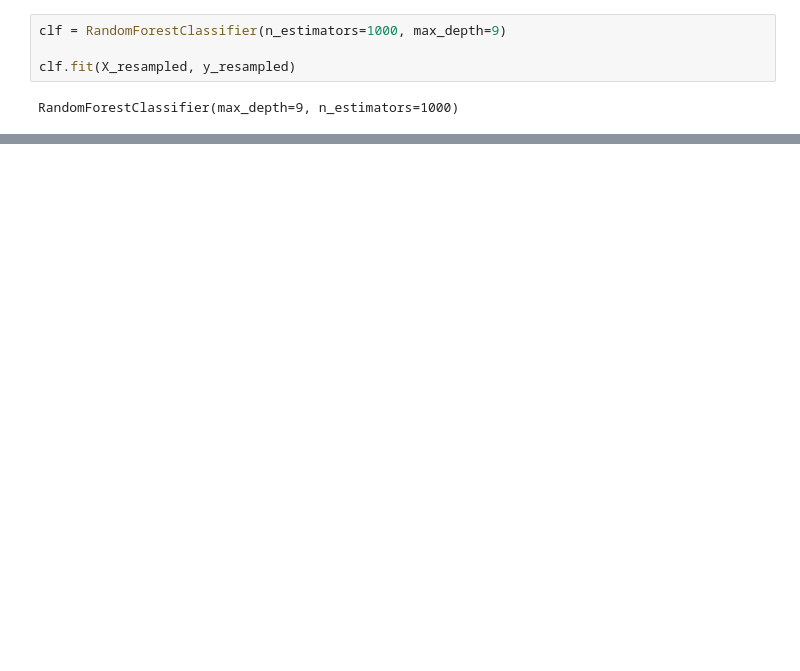
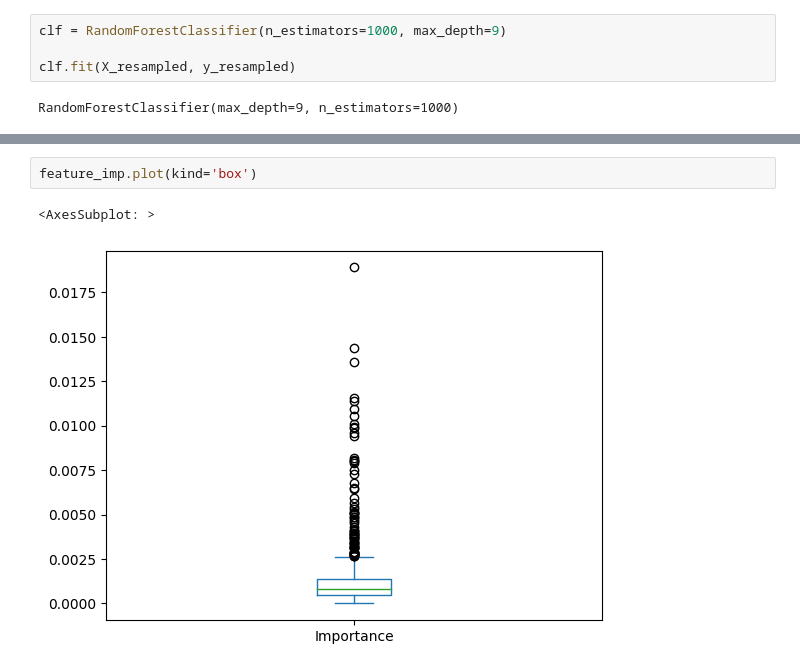
Before and after one commit to konkalaitzidis/HT22_5HI021_The_Degenerates, a Jupyter notebook: pd_speech_features.ipynb, the cells around one changed output, grey strips where cells are left out. Cells and saved outputs as stored; diff of their text form; blank space fills up the shorter version.

```diff
--- a/pd_speech_features.ipynb
+++ b/pd_speech_features.ipynb
@@ -84,0 +85,5 @@ feature_imp.head(n=10).plot.bar()
+# %%
+feature_imp.plot(kind='box')
+# %% [output]
+<AxesSubplot: >
+[figure, added]
```
Also changed, not shown: parts of 4 cells of this notebook, 34 other files.
